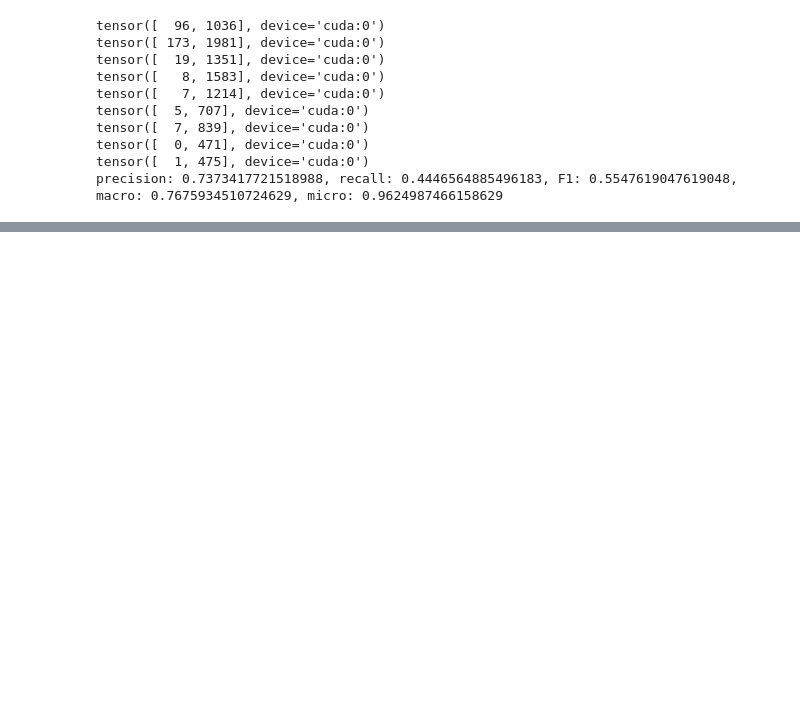
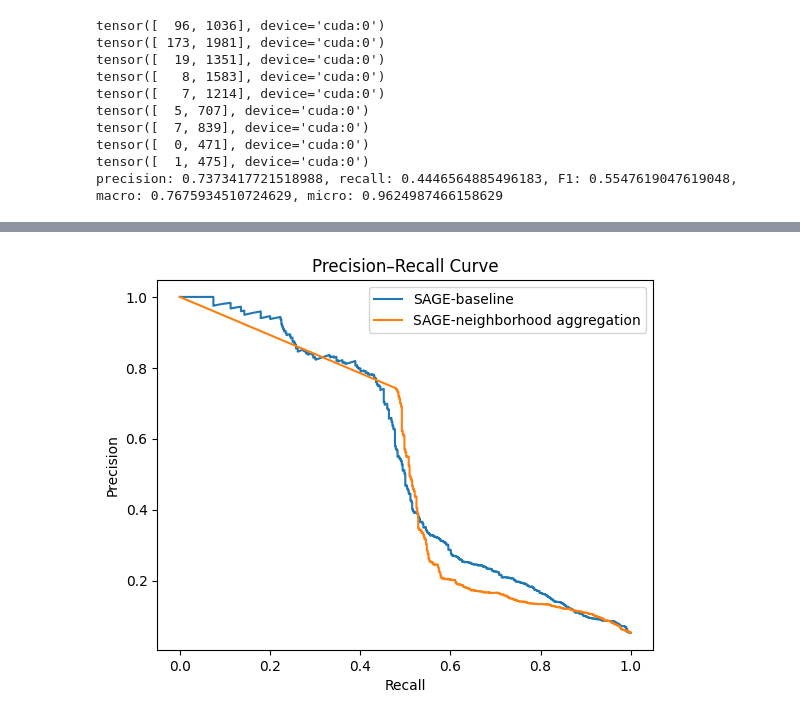
Before and after one commit to strojanski/CS244W-Fraud-Detection, a Jupyter notebook: src/jupyter/supervised_learning.ipynb, the cells around one changed output, grey strips where cells are left out. Cells and saved outputs as stored; diff of their text form; code cells hidden in the pictures; blank space fills up the shorter version.

```diff
--- a/src/jupyter/supervised_learning.ipynb
+++ b/src/jupyter/supervised_learning.ipynb
@@ -727,0 +997,5 @@ F1:  0.7905449770190414
+# %%
+m = SAGE(183, 128, 2, 5, 0.5)
+m.load_state_dict(torch.load("GCN_best_f1_sage_model_weights.pth", weights_only=True))
+m.to(device)
+test(m, test_loader, NLLLoss(), full_report=True)
@@ -727,0 +1010,38 @@ F1:  0.7905449770190414
+# %%
+m.eval()
+
+all_y = []
+all_probs = []
+
+with torch.no_grad():
+    for batch in test_loader:
+        batch = batch.to(device)
+        out = m(batch.x, batch.edge_index)   # already softmaxed
+        y = batch.y
+
+        mask = y != 3
+        if mask.sum() == 0:
+            continue
+
+        y_remapped = (y[mask] - 1).long()
+        probs = out[mask][:, 0]   # positive class = 0
+
+        all_y.extend(y_remapped.cpu())
+        all_probs.extend(probs.cpu())
+precision2, recall2, _ = precision_recall_curve(
+    all_y,
+    all_probs,
+    pos_label=0
+)
+# %%
+import matplotlib.pyplot as plt
+
+plt.plot(recall2, precision2, label="SAGE-baseline")
+plt.plot(recall, precision, label="SAGE-neighborhood aggregation")
+plt.xlabel("Recall")
+plt.ylabel("Precision")
+plt.title("Precision–Recall Curve")
+plt.legend()
+plt.savefig("PRCurve")
+# %% [output]
+[figure, added]
```
Also changed, not shown: parts of 46 cells of this notebook, 15 other files.
